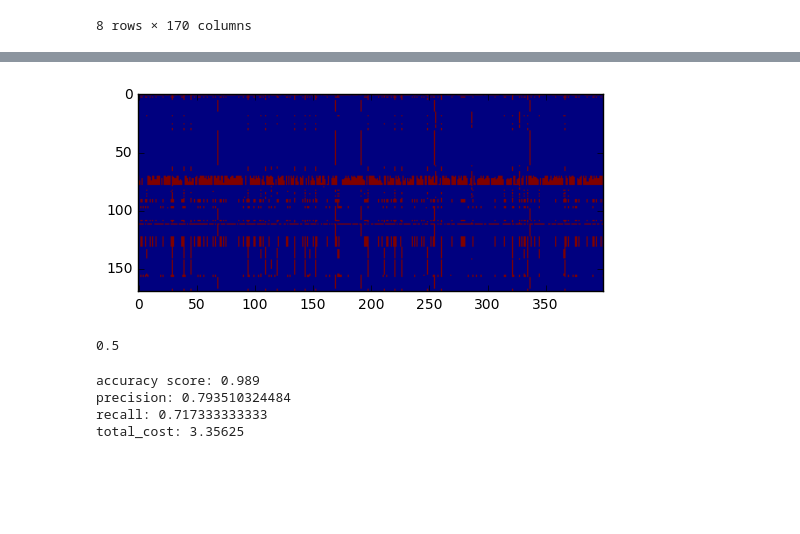
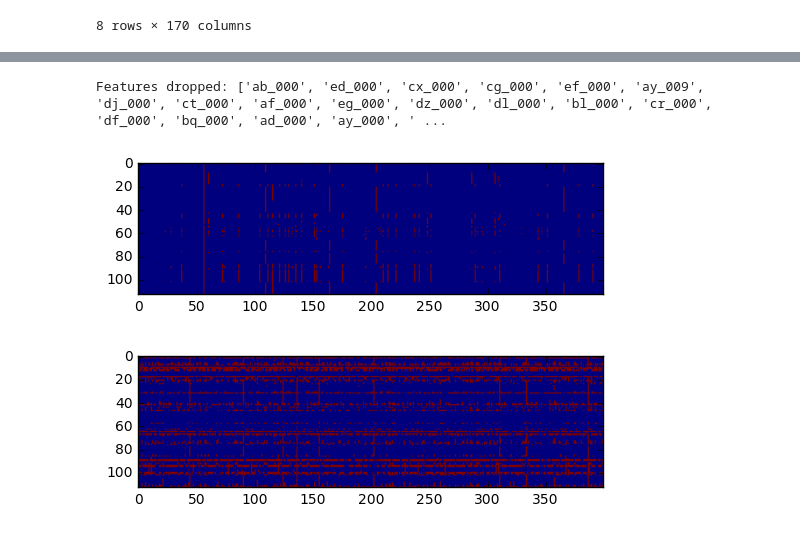
Before and after one commit to tanqiuliu/APS_Failure, a Jupyter notebook: data_exploring.ipynb, the cells around one changed output, grey strips where cells are left out. Saved outputs shown, nothing was run; the diff lists cells and outputs as text; code cells hidden in the pictures; blank space fills up the shorter version.

Commit message:
preprocessing, CART, RF finished

```diff
--- a/data_exploring.ipynb
+++ b/data_exploring.ipynb
@@ -66,0 +63,9 @@ dict(describe.iloc[0])
+# %%
+# preprocessing
+nan_col = get_nan_col(train_X)
+zero_col = []
+# zero_col = get_zero_col(train_X)
+col_remove = list(set(nan_col+zero_col))
+X_tr, X_te = remove_columns(train_X, test_X, col_remove)
+X_tr, X_te = imputation(X_tr, X_te,method='median')
+y_tr, y_te = train_y, test_y
@@ -67,27 +95,13 @@ dict(describe.iloc[0])
+# %%
+# distribution of null values after removing high-null columns (before imputation)
+plt.imshow(remove_columns(train_X, test_X, col_remove)[0].iloc[0:400,:].isnull().values.T)
+plt.show()
+# %% [output]
+Features dropped: ['ab_000', 'ed_000', 'cx_000', 'cg_000', 'ef_000', 'ay_009', 'dj_000', 'ct_000', 'af_000', 'eg_000', 'dz_000', 'dl_000', 'bl_000', 'cr_000', 'df_000', 'bq_000', 'ad_000', 'ay_000', ' ...
+[figure, added]
 # %%
-plt.imshow(train_X.iloc[0:400,:].isnull().values.T)
+# distribution of 0-value after
+plt.imshow(X_tr.iloc[0:400,:].values.T == 0)
 plt.show()
 # %% [output]
-[figure, old version]
+[figure, new version]
-# %%
-y_true = np.array([1,1,1,0,0])
-y_pred = np.array([1,0,1,1,0])
-np.sum((y_true != y_pred) * y_pred) / (len(y_true) - np.sum(y_true))
-# %% [output]
-0.5
-# %%
-from sklearn.tree import DecisionTreeClassifier
-from sklearn.metrics import accuracy_score
-X = train_X.fillna(train_X.median()).values
-y = train_y.values
-X_test = test_X.fillna(test_X.median()).values
-y_test = test_y.values
-cart = DecisionTreeClassifier()
-cart = cart.fit(X, y)
-y_pred = cart.predict(X_test)
-metrics(y_test, y_pred)
-# %% [output]
-accuracy score: 0.989
-precision: 0.793510324484
-recall: 0.717333333333
-total_cost: 3.35625
```
Also changed, not shown: parts of 25 cells of this notebook, 3 other files.
